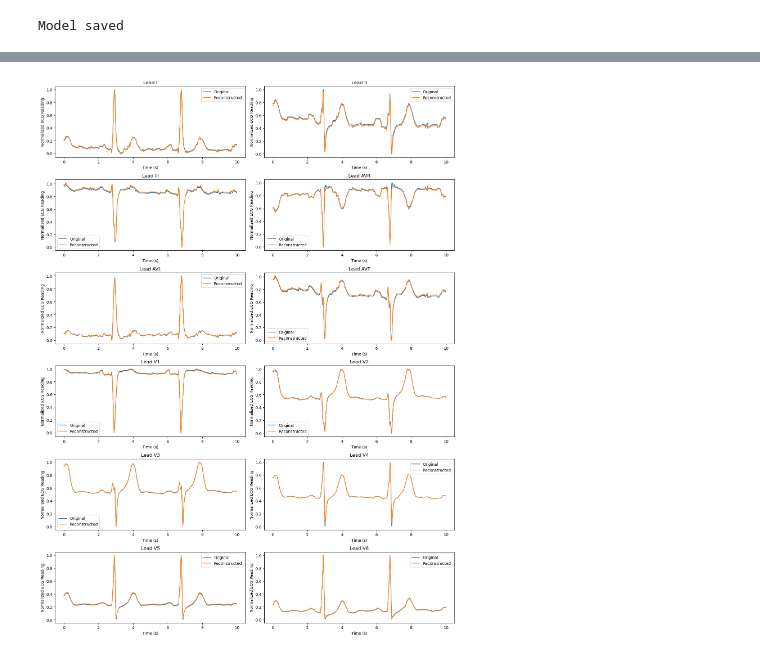
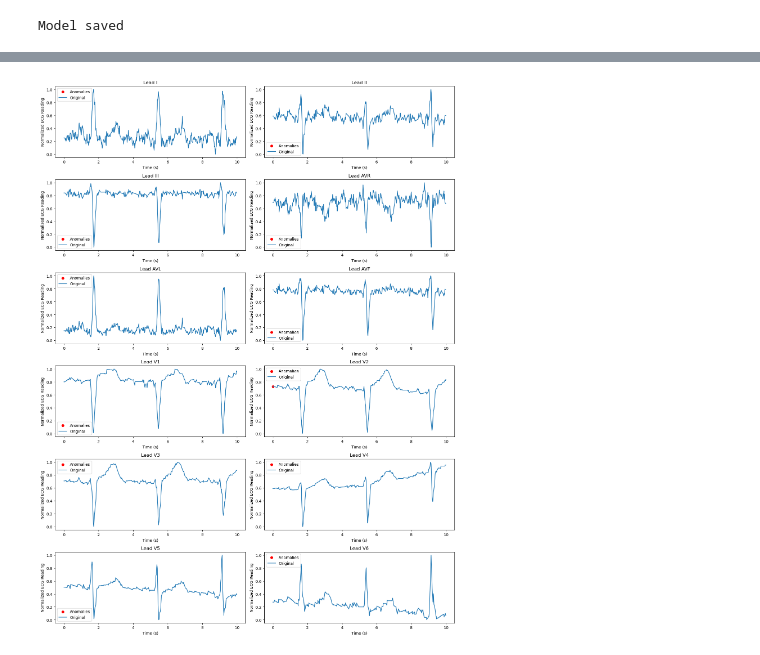
Before and after one commit to lijmr/ecg-autoencoder, a Jupyter notebook: Modeling.ipynb, the cells around one changed output, grey strips where cells are left out. Cells and saved outputs as stored; diff of their text form; code cells hidden in the pictures.

```diff
--- a/Modeling.ipynb
+++ b/Modeling.ipynb
@@ -473,13 +492,16 @@ num_epochs = 10
 # %% [output]
 (7255, 16)
 # %%
+noise_factor = 0.05
+model.train()
 for epoch in range(num_epochs):
     for batch_data, batch_metadata in autoencoder_train_loader:
         ecg_data = batch_data.to(device).permute(0, 2, 1).float()
+        noisy_ecg_data = add_noise(ecg_data, noise_factor)
         batch_metadata = batch_metadata.to(device).float()
 
         optimizer.zero_grad()
-        reconstructed_data = model(ecg_data, batch_metadata)
+        reconstructed_data = model(noisy_ecg_data, batch_metadata)
         loss = criterion(reconstructed_data, ecg_data)
         loss.backward()
         optimizer.step()
@@ -505,29 +527,32 @@ Model saved
 #reinit model
 batch_size = 32
 num_inputs = 12  # Assuming 12 input channels in the ECG data
-num_channels = [32, 64, 128]  # Example number of channels in each residual block of the encoder
+#num_channels = [16, 32, 64]  # TODO:
 kernel_size = 3  # Example kernel size for the TCN layers
 dropout = 0.2  # Example dropout rate
 metadata_dims = [10, 5, 20, 5]  # Example embedding dimensions for age, sex, and device, and validated
 
 model = TCNAutoencoder(num_inputs, num_channels, kernel_size, dropout, metadata_dims)
-model.load_state_dict(torch.load("./models/tcn.pth"))
+model.load_state_dict(torch.load("./models/tcn2.pth"))
 model.to(device)
 
 criterion = nn.MSELoss()
 
 def test(model, test_loader, criterion):
     model.eval()
-    test_loss = 0
+    errors = []
     with torch.no_grad():
         for batch_data, batch_metadata in test_loader:
             ecg_data = batch_data.to(device).permute(0, 2, 1).float()
             batch_metadata = batch_metadata.to(device).float()
             reconstructed_data = model(ecg_data, batch_metadata)
             loss = criterion(reconstructed_data, ecg_data)
-            test_loss += loss.item()
-    test_loss /= len(test_loader)
-    print(f"Test Loss: {test_loss:.4f}")
+            errors.append(loss.item())
+    avg_error = sum(errors) / len(errors)
+    threshold = np.percentile(errors, 99)
+
+    return avg_error, threshold
 # %%
-test(model, autoencoder_test_loader, criterion)
+avg_error, threshold = test(model, abnormal_test_loader, criterion)
+print(avg_error)
 # %% [output]
@@ -535,5 +560,10 @@ Test Loss: 0.0001
 # %%
-def visualize_predictions_tcn(model, ecg_input, metadata_input):
+def detect_anomalies(original_ecg, reconstructed_ecg, criterion):
+    reconstruction_errors = criterion(original_ecg, reconstructed_ecg)
+    anomalies = np.where(reconstruction_errors > threshold)
+    return anomalies
+
+def visualize_predictions_tcn(model, ecg_input, metadata_input, criterion):
     lead_vals = ['I', 'II', 'III', 'AVR', 'AVL', 'AVF', 'V1', 'V2', 'V3', 'V4', 'V5', 'V6']
     time = np.arange(0, ecg_input.shape[1]) / 100  # Assuming a sampling rate of 100 Hz
 
@@ -549,10 +579,12 @@ def visualize_predictions_tcn(model, ecg_input, metadata_input):
         for j in range(2):
             lead_idx = i * 2 + j
             lead_val = lead_vals[lead_idx]
-            original_ecg = ecg_input[0, lead_idx, :].cpu().numpy()
-            reconstructed_ecg = prediction[0, :, lead_idx].cpu().numpy()
-            axs[i, j].plot(time, original_ecg, label='Original')
-            axs[i, j].plot(time, reconstructed_ecg, label='Reconstructed')
+            original_ecg = ecg_input[0, lead_idx, :].cpu()
+            reconstructed_ecg = prediction[0, :, lead_idx].cpu()
+            anomalies = detect_anomalies(original_ecg, reconstructed_ecg, criterion)
+            axs[i, j].scatter(time[anomalies], original_ecg[anomalies], color='red', label='Anomalies')
+            axs[i, j].plot(time, original_ecg.numpy(), label='Original')
+            # axs[i, j].plot(time, reconstructed_ecg.numpy(), label='Reconstructed')
             axs[i, j].set_xlabel('Time (s)')
             axs[i, j].set_ylabel('Normalized ECG Reading')
             axs[i, j].set_title(f'Lead {lead_val}')
@@ -561,16 +593,16 @@ def visualize_predictions_tcn(model, ecg_input, metadata_input):
     plt.tight_layout()
     plt.show()
 # %%
-for batch_data, batch_metadata in autoencoder_test_loader:
+for batch_data, batch_metadata in abnormal_test_loader:
     ecg_data = batch_data.to(device).float()
     batch_size = ecg_data.size(0)
     batch_metadata = batch_metadata.to(device).float()
 
     single_ecg_data = ecg_data[0].unsqueeze(0)
     single_metadata = batch_metadata[0].unsqueeze(0)
 
     break
 
-visualize_predictions_tcn(model, single_ecg_data, single_metadata)
+visualize_predictions_tcn(model, single_ecg_data, single_metadata, criterion)
 # %% [output]
-[figure, old version]
+[figure, new version]
```
Also changed, not shown: parts of 12 cells of this notebook, 1 other file.
